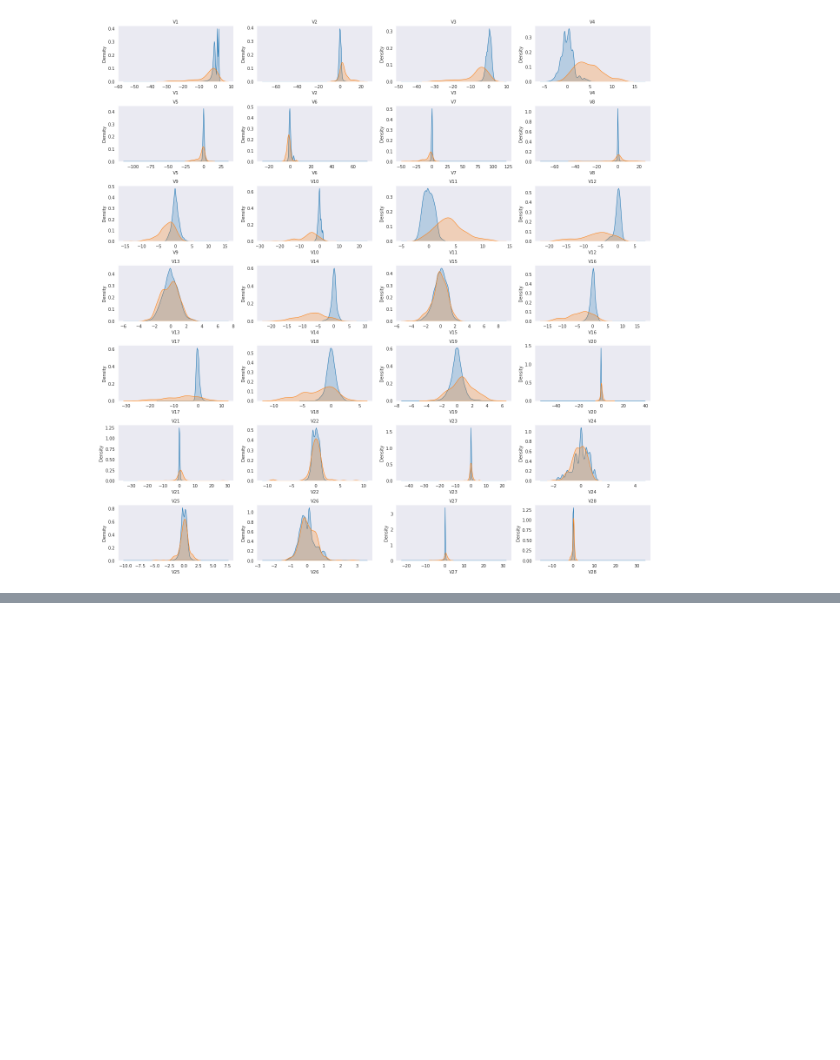
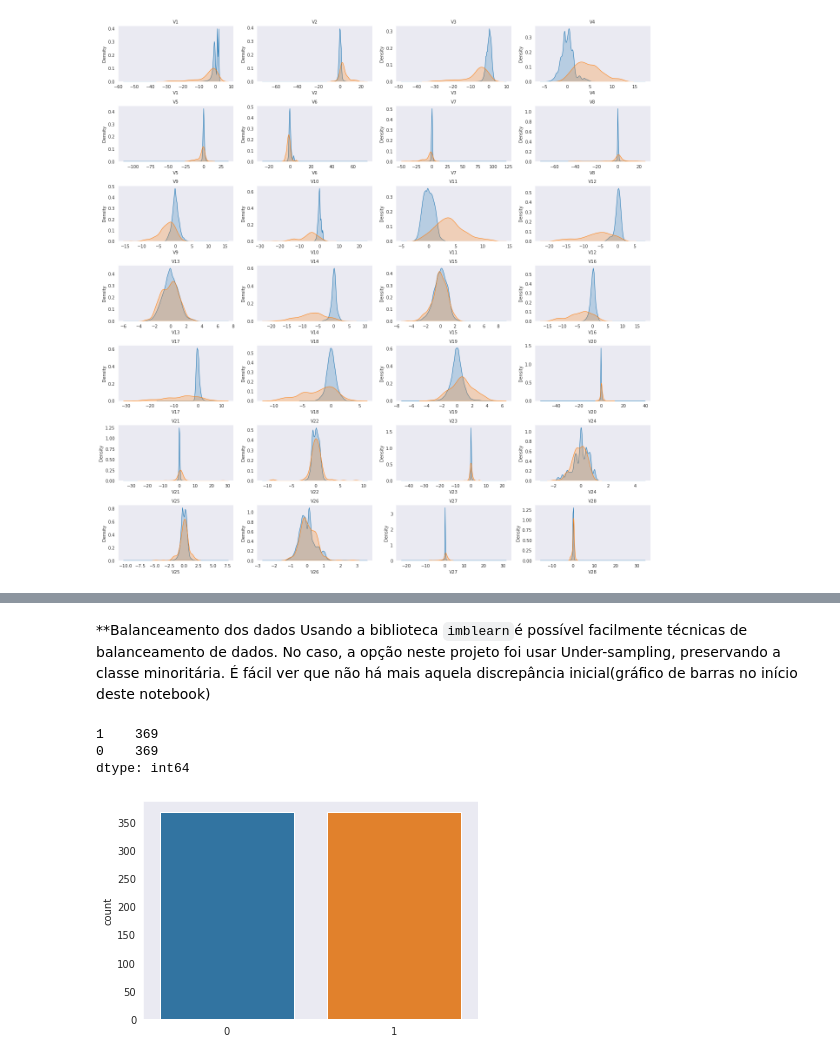
Before and after one commit to marcos-code/Portfolio_DataScience, a Jupyter notebook: Detecção_de_Fraude_em_Cartões_de_Crédito.ipynb, the cells around one changed output, grey strips where cells are left out. Drawn from its saved outputs; the diff is of its cells as text; code cells hidden in the pictures; blank space fills up the shorter version.

```diff
--- a/Detecção_de_Fraude_em_Cartões_de_Crédito.ipynb
+++ b/Detecção_de_Fraude_em_Cartões_de_Crédito.ipynb
@@ -214,0 +231,13 @@ plt.tight_layout()
+# %%
+# Padronizar as colunas Time e Amount
+
+df_clean = df.copy()
+
+std_scaler = StandardScaler()
+df_clean['std_amount'] = std_scaler.fit_transform(df_clean['Amount'].values.reshape(-1,1))
+df_clean['std_time'] = std_scaler.fit_transform(df_clean['Time'].values.reshape(-1,1))
+
+df_clean.drop(['Time', 'Amount'], axis=1, inplace=True)
+
+# ver as primeiras entradas
+df_clean.head()
@@ -214,0 +256,26 @@ plt.tight_layout()
+# %%
+# separar variáveis entre X e y
+X = df_clean.drop('Class', axis=1)
+y = df['Class']
+
+# dividir o dataset entre treino e teste
+X_train, X_test, y_train, y_test = train_test_split(X,y,stratify=y, shuffle=True)
+# %% [markdown]
+**Balanceamento dos dados
+Usando a biblioteca `imblearn`é possível facilmente técnicas de balanceamento de dados. No caso, a opção neste projeto foi usar Under-sampling, preservando a classe minoritária.
+É fácil ver que não há mais aquela discrepância inicial(gráfico de barras no início deste notebook)
+# %%
+# usar técnica under-sampling
+rus = RandomUnderSampler()
+X_rus, y_rus = rus.fit_sample(X_train, y_train)
+
+#ver o balanceamento das classes
+print(pd.Series(y_rus).value_counts())
+
+# plotar a nova distribuição de classes
+sns.countplot(y_rus);
+# %% [output]
+1    369
+0    369
+dtype: int64
+[figure, added]
```
Also changed, not shown: parts of 14 cells of this notebook.
